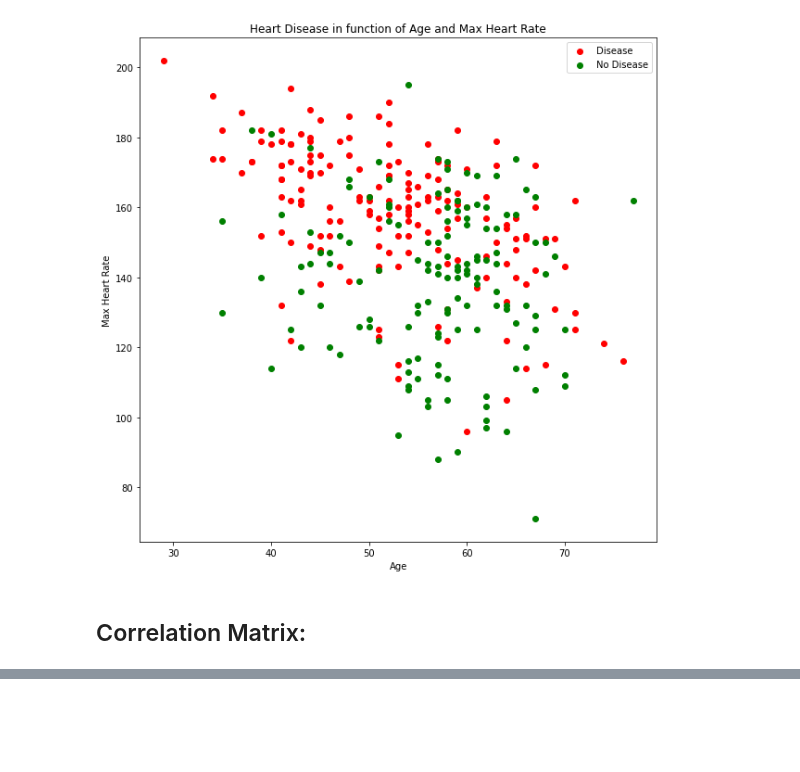
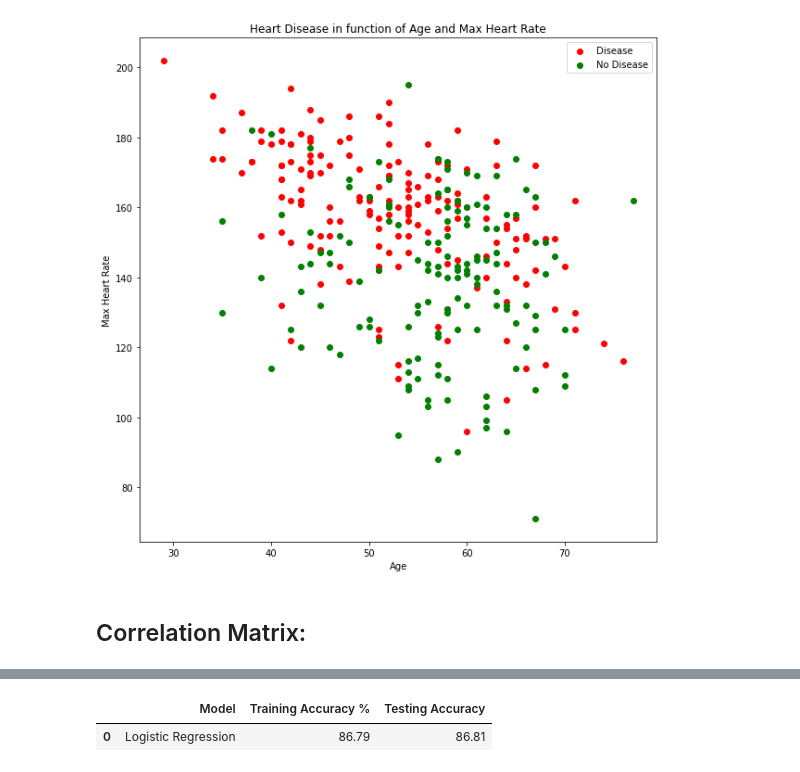
Before and after one commit to simgemulla/heart-disease-prediction, a Jupyter notebook: heart_disease_prediction.ipynb, the cells around one changed output, grey strips where cells are left out. Cells and saved outputs as stored; diff of their text form; code cells hidden in the pictures; blank space fills up the shorter version.

Commit message:
LR model added.
LR model added.

```diff
--- a/heart_disease_prediction.ipynb
+++ b/heart_disease_prediction.ipynb
@@ -204,0 +274,9 @@ ax.set_ylim(bottom + 0.5, top - 0.5)
+# %%
+from sklearn.model_selection import train_test_split
+from sklearn.linear_model import LogisticRegression
+
+
+X = dataset.drop('target', axis = 1)
+y = dataset.target
+
+X_train, X_test, y_train, y_test = train_test_split(X, y, test_size = 0.3, random_state = 42)
@@ -204,0 +285,6 @@ ax.set_ylim(bottom + 0.5, top - 0.5)
+# %%
+LR = LogisticRegression(solver='liblinear')
+LR.fit(X_train, y_train)
+
+print_score(LR, X_train, y_train, X_test, y_test, train=True)
+print_score(LR, X_train, y_train, X_test, y_test, train=False)
@@ -204,0 +309,11 @@ ax.set_ylim(bottom + 0.5, top - 0.5)
+# %%
+test_score = accuracy_score(y_test, LR.predict(X_test)) * 100
+train_score = accuracy_score(y_train, LR.predict(X_train)) * 100
+
+results = pd.DataFrame(data = [["Logistic Regression", train_score, test_score]],
+                      columns = ['Model', 'Training Accuracy %', 'Testing Accuracy'])
+
+results
+# %% [output]
+|  | Model | Training Accuracy % | Testing Accuracy |
+| 0 | Logistic Regression | 86.79 | 86.81 |
```
Also changed, not shown: parts of 11 cells of this notebook.
